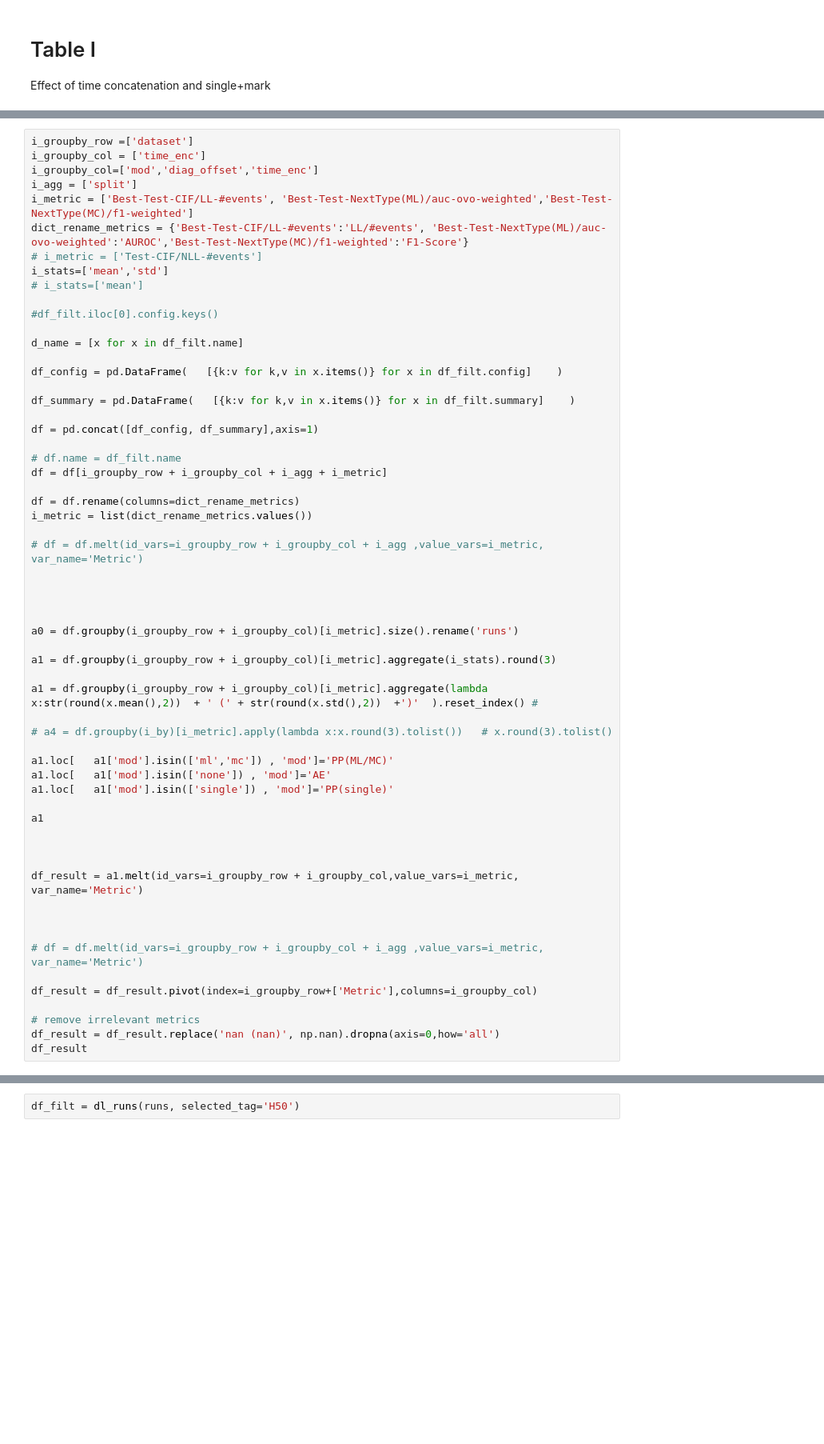
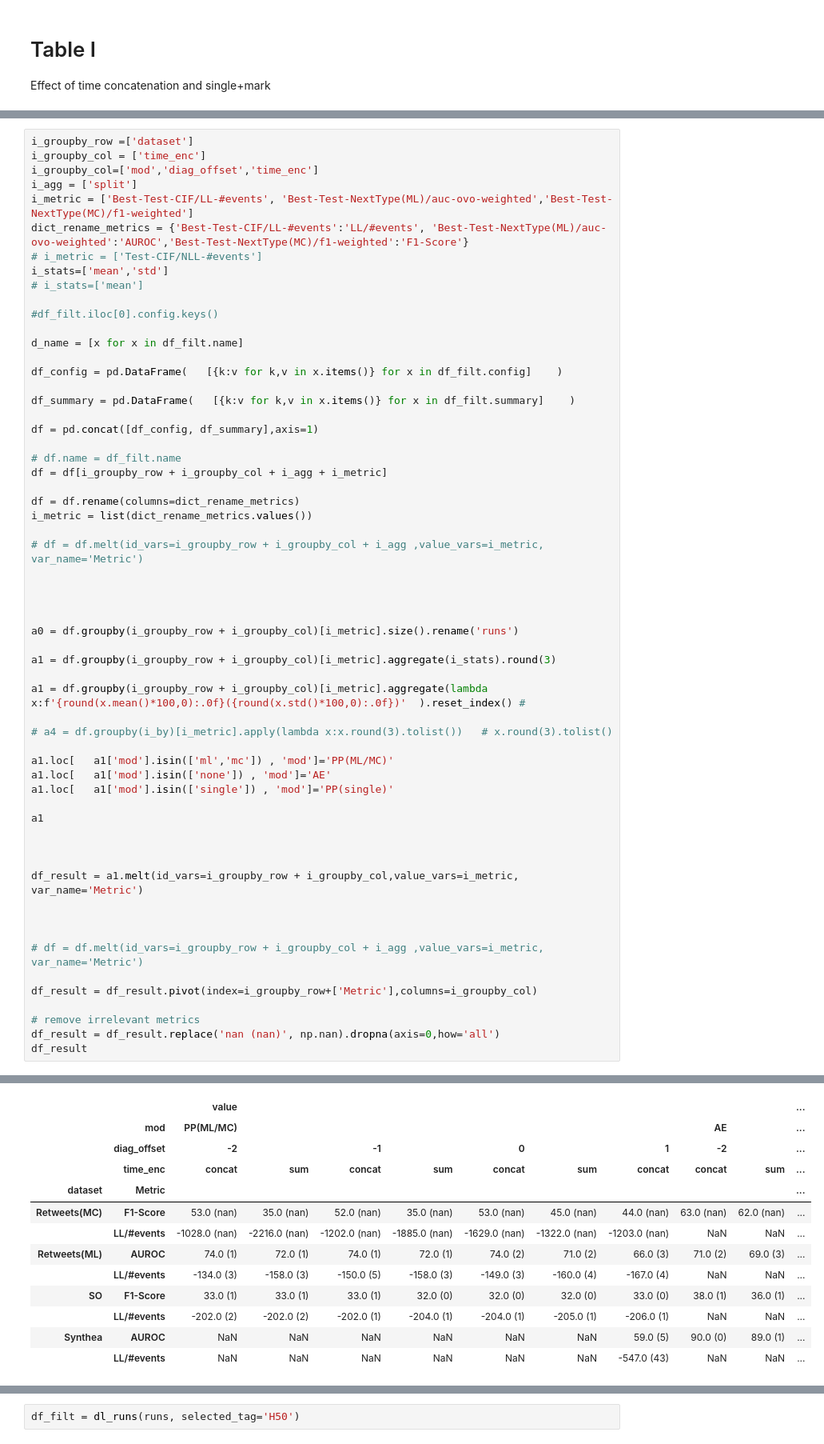
Before and after one commit to hojjatkarami/tedam2, a Jupyter notebook: jup_res.ipynb, the cells around one changed output, grey strips where cells are left out. Shown: that part at 80% size. Cells and saved outputs as stored; diff of their text form; blank space fills up the shorter version.

```diff
--- a/jup_res.ipynb
+++ b/jup_res.ipynb
@@ -121,7 +151,7 @@ a0 = df.groupby(i_groupby_row + i_groupby_col)[i_metric].size().rename('runs')
 
 a1 = df.groupby(i_groupby_row + i_groupby_col)[i_metric].aggregate(i_stats).round(3)
 
-a1 = df.groupby(i_groupby_row + i_groupby_col)[i_metric].aggregate(lambda x:str(round(x.mean(),2))  + ' (' + str(round(x.std(),2))  +')'  ).reset_index() #
+a1 = df.groupby(i_groupby_row + i_groupby_col)[i_metric].aggregate(lambda x:f'{round(x.mean()*100,0):.0f}({round(x.std()*100,0):.0f})'  ).reset_index() #
 
 # a4 = df.groupby(i_by)[i_metric].apply(lambda x:x.round(3).tolist())   # x.round(3).tolist()
 
@@ -144,3 +174,4 @@ df_result = df_result.pivot(index=i_groupby_row+['Metric'],columns=i_groupby_col
 # remove irrelevant metrics
 df_result = df_result.replace('nan (nan)', np.nan).dropna(axis=0,how='all')
 df_result
+# %% [output]
@@ -146,0 +191,13 @@ df_result
+|  |  | value |  |  |  |  |  |  |  |  | ... |
+|  | mod | PP(ML/MC) |  |  |  |  |  |  | AE |  | ... |
+|  | diag_offset | -2 |  | -1 |  | 0 |  | 1 | -2 |  | ... |
+|  | time_enc | concat | sum | concat | sum | concat | sum | concat | concat | sum | ... |
+| dataset | Metric |  |  |  |  |  |  |  |  |  | ... |
+| Retweets(MC) | F1-Score | 53.0 (nan) | 35.0 (nan) | 52.0 (nan) | 35.0 (nan) | 53.0 (nan) | 45.0 (nan) | 44.0 (nan) | 63.0 (nan) | 62.0 (nan) | ... |
+|  | LL/#events | -1028.0 (nan) | -2216.0 (nan) | -1202.0 (nan) | -1885.0 (nan) | -1629.0 (nan) | -1322.0 (nan) | -1203.0 (nan) | NaN | NaN | ... |
+| Retweets(ML) | AUROC | 74.0 (1) | 72.0 (1) | 74.0 (1) | 72.0 (1) | 74.0 (2) | 71.0 (2) | 66.0 (3) | 71.0 (2) | 69.0 (3) | ... |
+|  | LL/#events | -134.0 (3) | -158.0 (3) | -150.0 (5) | -158.0 (3) | -149.0 (3) | -160.0 (4) | -167.0 (4) | NaN | NaN | ... |
+| SO | F1-Score | 33.0 (1) | 33.0 (1) | 33.0 (1) | 32.0 (0) | 32.0 (0) | 32.0 (0) | 33.0 (0) | 38.0 (1) | 36.0 (1) | ... |
+|  | LL/#events | -202.0 (2) | -202.0 (2) | -202.0 (1) | -204.0 (1) | -204.0 (1) | -205.0 (1) | -206.0 (1) | NaN | NaN | ... |
+| Synthea | AUROC | NaN | NaN | NaN | NaN | NaN | NaN | 59.0 (5) | 90.0 (0) | 89.0 (1) | ... |
+|  | LL/#events | NaN | NaN | NaN | NaN | NaN | NaN | -547.0 (43) | NaN | NaN | ... |
```
Also changed, not shown: parts of 8 cells of this notebook, 1 other file.
